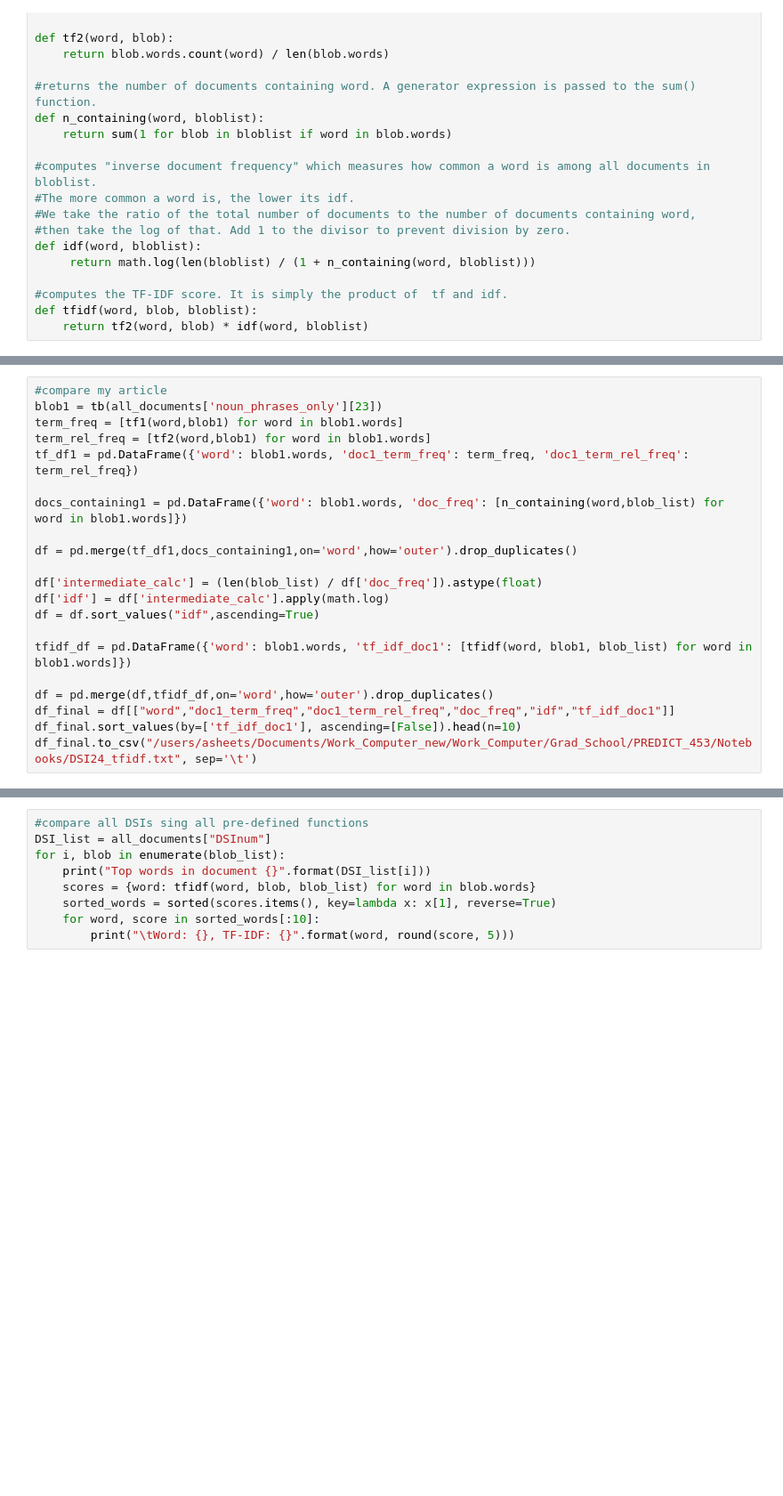
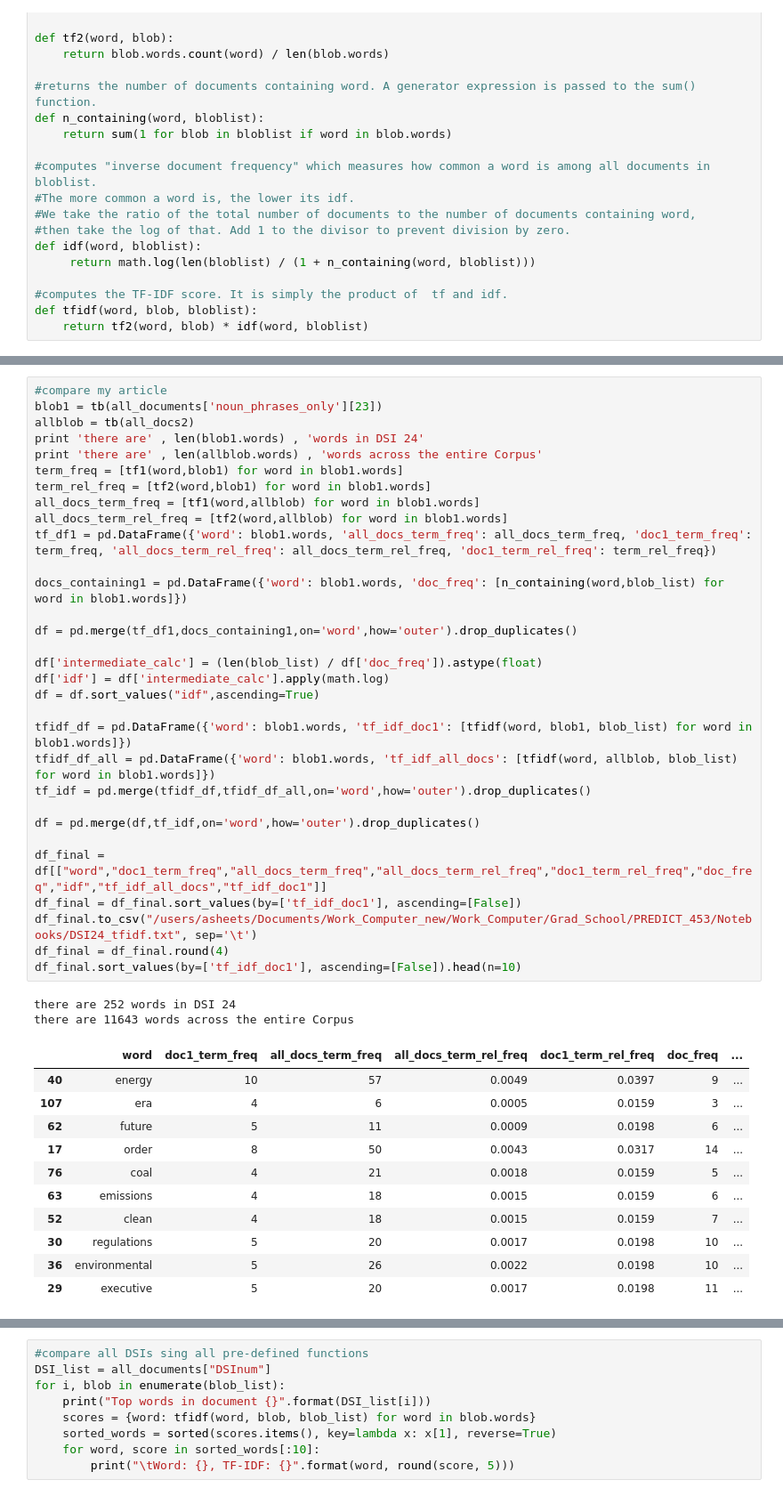
Before and after one commit to annamsheets/PREDICT453_CaseStudy2, a Jupyter notebook: tfidf.ipynb, the cells around one changed output, grey strips where cells are left out. Shown at 89% size. Drawn from its saved outputs; the diff is of its cells as text; blank space fills up the shorter version.

```diff
--- a/tfidf.ipynb
+++ b/tfidf.ipynb
@@ -74,24 +78,48 @@ all_documents = pd.DataFrame(all_docs)
 # %%
 #compare my article
 blob1 = tb(all_documents['noun_phrases_only'][23])
+allblob = tb(all_docs2)
+print 'there are' , len(blob1.words) , 'words in DSI 24'
+print 'there are' , len(allblob.words) , 'words across the entire Corpus'
 term_freq = [tf1(word,blob1) for word in blob1.words]
 term_rel_freq = [tf2(word,blob1) for word in blob1.words]
-tf_df1 = pd.DataFrame({'word': blob1.words, 'doc1_term_freq': term_freq, 'doc1_term_rel_freq': term_rel_freq})
+all_docs_term_freq = [tf1(word,allblob) for word in blob1.words]
+all_docs_term_rel_freq = [tf2(word,allblob) for word in blob1.words]
+tf_df1 = pd.DataFrame({'word': blob1.words, 'all_docs_term_freq': all_docs_term_freq, 'doc1_term_freq': term_freq, 'all_docs_term_rel_freq': all_docs_term_rel_freq, 'doc1_term_rel_freq': term_rel_freq})
 
 docs_containing1 = pd.DataFrame({'word': blob1.words, 'doc_freq': [n_containing(word,blob_list) for word in blob1.words]})
 
 df = pd.merge(tf_df1,docs_containing1,on='word',how='outer').drop_duplicates()
 
 df['intermediate_calc'] = (len(blob_list) / df['doc_freq']).astype(float)
 df['idf'] = df['intermediate_calc'].apply(math.log)
 df = df.sort_values("idf",ascending=True)
 
 tfidf_df = pd.DataFrame({'word': blob1.words, 'tf_idf_doc1': [tfidf(word, blob1, blob_list) for word in blob1.words]})
+tfidf_df_all = pd.DataFrame({'word': blob1.words, 'tf_idf_all_docs': [tfidf(word, allblob, blob_list) for word in blob1.words]})
+tf_idf = pd.merge(tfidf_df,tfidf_df_all,on='word',how='outer').drop_duplicates()
 
-df = pd.merge(df,tfidf_df,on='word',how='outer').drop_duplicates()
-df_final = df[["word","doc1_term_freq","doc1_term_rel_freq","doc_freq","idf","tf_idf_doc1"]]
+df = pd.merge(df,tf_idf,on='word',how='outer').drop_duplicates()
+
+df_final = df[["word","doc1_term_freq","all_docs_term_freq","all_docs_term_rel_freq","doc1_term_rel_freq","doc_freq","idf","tf_idf_all_docs","tf_idf_doc1"]]
+df_final = df_final.sort_values(by=['tf_idf_doc1'], ascending=[False])
+df_final.to_csv("/users/asheets/Documents/Work_Computer_new/Work_Computer/Grad_School/PREDICT_453/Notebooks/DSI24_tfidf.txt", sep='\t')
+df_final = df_final.round(4)
 df_final.sort_values(by=['tf_idf_doc1'], ascending=[False]).head(n=10)
-df_final.to_csv("/users/asheets/Documents/Work_Computer_new/Work_Computer/Grad_School/PREDICT_453/Notebooks/DSI24_tfidf.txt", sep='\t')
+# %% [output]
+there are 252 words in DSI 24
+there are 11643 words across the entire Corpus
+|  | word | doc1_term_freq | all_docs_term_freq | all_docs_term_rel_freq | doc1_term_rel_freq | doc_freq | ... |
+| 40 | energy | 10 | 57 | 0.0049 | 0.0397 | 9 | ... |
+| 107 | era | 4 | 6 | 0.0005 | 0.0159 | 3 | ... |
+| 62 | future | 5 | 11 | 0.0009 | 0.0198 | 6 | ... |
+| 17 | order | 8 | 50 | 0.0043 | 0.0317 | 14 | ... |
+| 76 | coal | 4 | 21 | 0.0018 | 0.0159 | 5 | ... |
+| 63 | emissions | 4 | 18 | 0.0015 | 0.0159 | 6 | ... |
+| 52 | clean | 4 | 18 | 0.0015 | 0.0159 | 7 | ... |
+| 30 | regulations | 5 | 20 | 0.0017 | 0.0198 | 10 | ... |
+| 36 | environmental | 5 | 26 | 0.0022 | 0.0198 | 10 | ... |
+| 29 | executive | 5 | 20 | 0.0017 | 0.0198 | 11 | ... |
 # %%
 ##Compare just the two articles we know to be similar
 blob2 = tb(all_documents['noun_phrases_only'][27])
```
Also changed, not shown: parts of 4 cells of this notebook, 2 other files.
